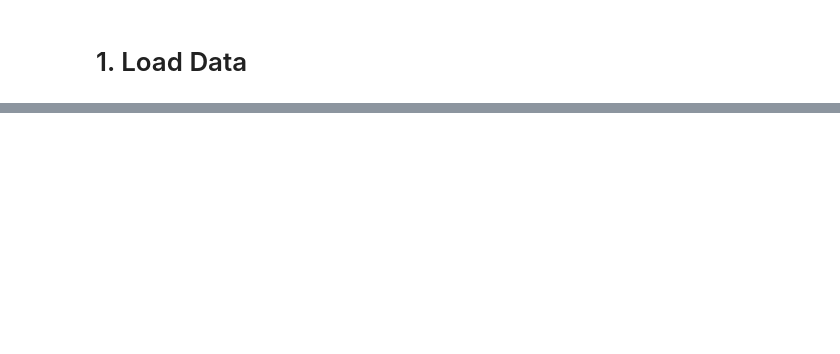
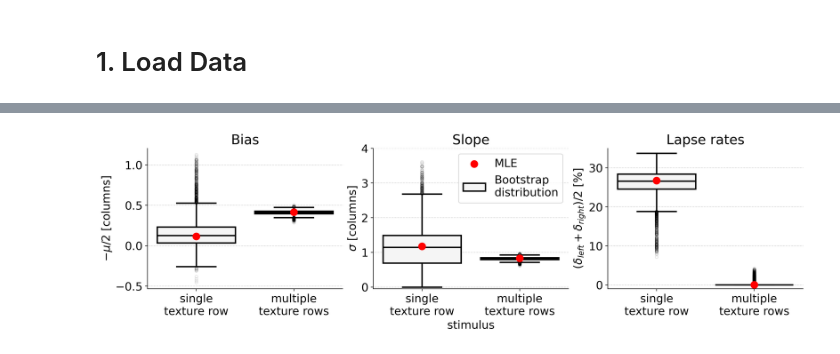
Before and after one commit to iakioh/V1SH_experiment, a Jupyter notebook: analysis/analysis_questplus.ipynb, the cells around one changed output, grey strips where cells are left out. Cells and saved outputs as stored; diff of their text form; code cells hidden in the pictures; blank space fills up the shorter version.

Commit message:
update experiment and data analysis

```diff
--- a/analysis/analysis_questplus.ipynb
+++ b/analysis/analysis_questplus.ipynb
@@ -398,0 +1437,69 @@ if save_results:
+# %%
+labels = ["single\ntexture row", "multiple\ntexture rows"]
+x = np.arange(len(labels))
+plt.rcParams.update({'font.size': 16})
+
+# get bootstrap arrays
+boot1 = ML_results_2[1]['bootstrap_params']   # shape (n_boots, 4)
+boot12 = ML_results_2[12]['bootstrap_params']
+
+# build bootstrap distributions for plotting
+bias_data = [ -0.5 * boot1[:, 0], -0.5 * boot12[:, 0] ]                     # bias = -mu/2
+sens_data = [ boot1[:, 1], boot12[:, 1] ]                                   # σ (slope)
+lapse_data = [ (boot1[:, 2] + boot1[:, 3]) / 2 * 100,                        # avg (left+right)/2 *100
+               (boot12[:, 2] + boot12[:, 3]) / 2 * 100 ]
+
+# compute MLE markers
+bias_mle = [ -ML_results_2[1]['mean'][1] / 2, -ML_results_2[12]['mean'][1] / 2 ]
+sens_mle = [ ML_results_2[1]['std'][1], ML_results_2[12]['std'][1] ]
+lapse_mle = [ (ML_results_2[1]['lapse_rate_left'][1] + ML_results_2[1]['lapse_rate_right'][1]) / 2 * 100,
+              (ML_results_2[12]['lapse_rate_left'][1] + ML_results_2[12]['lapse_rate_right'][1]) / 2 * 100 ]
+
+fig, axes = plt.subplots(1, 3, figsize=(14, 4), constrained_layout=True, dpi=400)
+
+boxprops = dict(linewidth=2, facecolor='whitesmoke')
+medianprops = dict(linewidth=2, color='black')
+whiskerprops = dict(linewidth=2)
+capprops = dict(linewidth=2)
+flierprops = dict(marker='o', markersize=4, alpha=0.1)
+
+# Bias
+axes[0].scatter(x, bias_mle, color='red', marker='o', s=100, zorder=3, label='MLE')
+axes[0].boxplot(bias_data, positions=x, widths=0.8, patch_artist=True,
+                boxprops=boxprops, medianprops=medianprops,
+                whiskerprops=whiskerprops, capprops=capprops, flierprops=flierprops, label='Bootstrap\ndistribution')
+axes[0].set_xticks(x); axes[0].set_xticklabels(labels)
+axes[0].set_ylabel(r'$-\mu / 2$ [columns]')
+axes[0].set_title('Bias')
+
+# Sensitivity (σ)
+axes[1].scatter(x, sens_mle, color='red', marker='o', s=100, zorder=3, label='MLE')
+axes[1].boxplot(sens_data, positions=x, widths=0.8, patch_artist=True,
+                boxprops=boxprops, medianprops=medianprops,
+                whiskerprops=whiskerprops, capprops=capprops, flierprops=flierprops, label='Bootstrap\ndistribution')
+axes[1].set_xticks(x); axes[1].set_xticklabels(labels)
+axes[1].set_ylabel(r'$\sigma$ [columns]')
+axes[1].set_title('Slope')
+axes[1].set_xlabel('stimulus')
+axes[1].set_ylim(-0.05, 4.0)
+axes[1].legend()
+
+# Lapse rate (avg left and right)
+axes[2].scatter(x, lapse_mle, color='red', marker='o', s=100, zorder=3, label='MLE')
+axes[2].boxplot(lapse_data, positions=x, widths=0.8, patch_artist=True,
+                boxprops=boxprops, medianprops=medianprops,
+                whiskerprops=whiskerprops, capprops=capprops, flierprops=flierprops, label='Bootstrap\ndistribution')
+axes[2].set_xticks(x); axes[2].set_xticklabels(labels)
+axes[2].set_ylabel(r'$(\delta_{left} + \delta_{right}) / 2$ [%]')
+axes[2].set_title('Lapse rates')
+axes[2].set_ylim(-1, 35)
+
+
+for ax in axes:
+    ax.spines['top'].set_visible(False)
+    ax.spines['right'].set_visible(False)
+    ax.yaxis.grid(True, linestyle=':', linewidth=0.7)
+
+plt.show()
+# %% [output]
+[figure, added]
```
Also changed, not shown: parts of 30 cells of this notebook, 12 other files.
